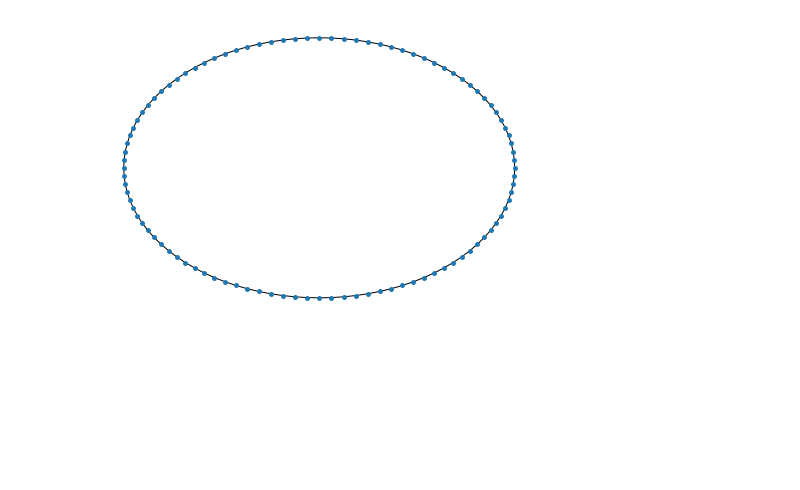
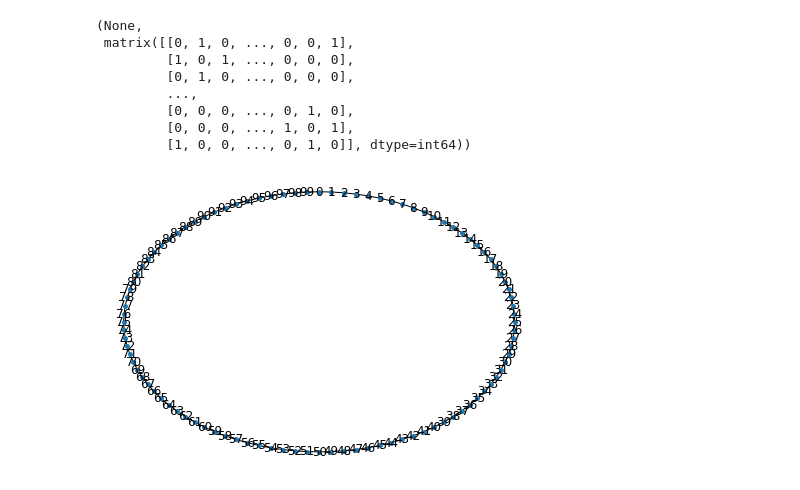
Before and after one commit to ulgenklc/Complex-Contagions, a Jupyter notebook: Excitations_python/geometric_network.ipynb, the cells around one changed output. Cells and saved outputs as stored; diff of their text form; code cells hidden in the pictures; blank space fills up the shorter version.

```diff
--- a/Excitations_python/geometric_network.ipynb
+++ b/Excitations_python/geometric_network.ipynb
@@ -194,7 +209,15 @@ ring_latt = geometric_network('ring_lattice', size = n, banded = False)
-# %%
-ring_latt.display(labels = False)
-# %% [output]
-[figure, removed]
+# %%
+ring_latt.display(),ring_latt.A.todense()
+# %% [output]
+(None,
+ matrix([[0, 1, 0, ..., 0, 0, 1],
+         [1, 0, 1, ..., 0, 0, 0],
+         [0, 1, 0, ..., 0, 0, 0],
+         ...,
+         [0, 0, 0, ..., 0, 1, 0],
+         [0, 0, 0, ..., 1, 0, 1],
+         [1, 0, 0, ..., 0, 1, 0]], dtype=int64))
+[figure, added]
 # %%
 x_1, first_exct = ring_latt.run_excitation(p = p, pstart = pstart, T = T, Trials = Trials, seed = int(seed/2), threshold = threshold)
 # %% [output]
```
Also changed, not shown: parts of 7 cells of this notebook.
